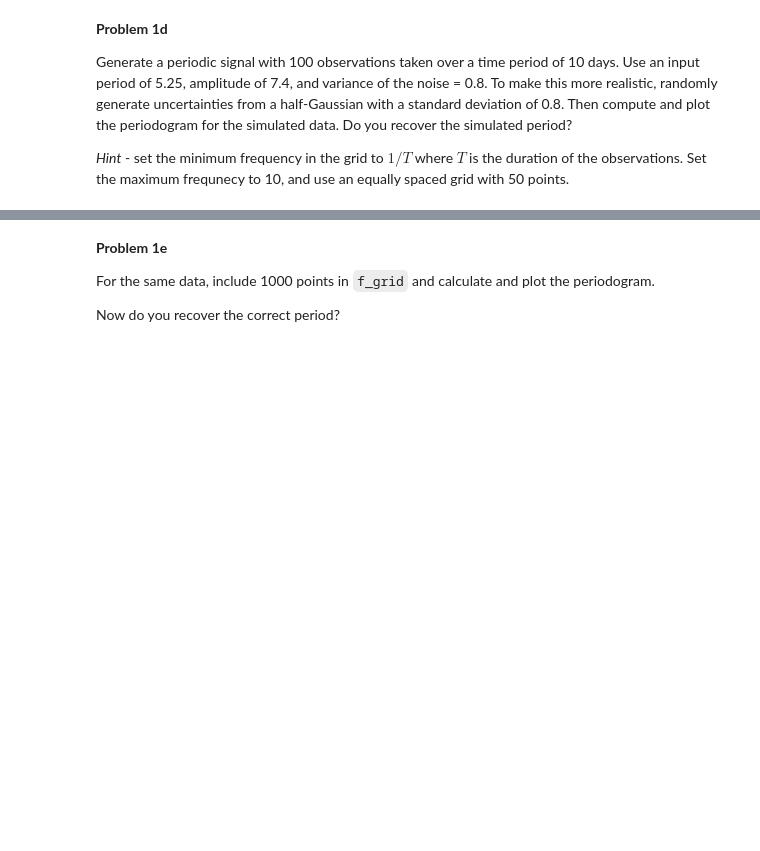
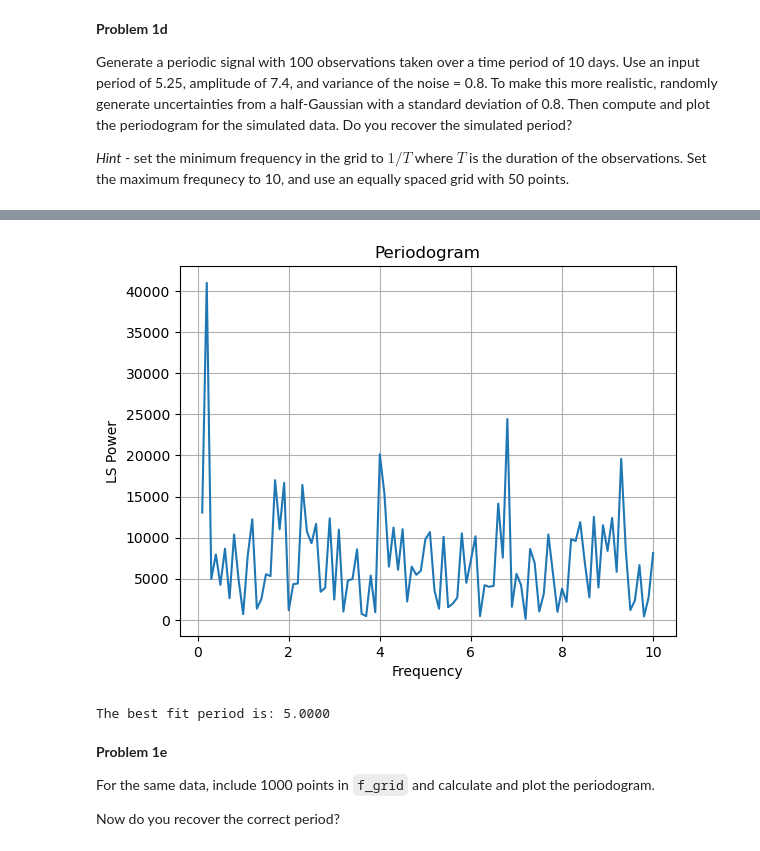
Before and after one commit to ASTR154/time-series, a Jupyter notebook: time-series.ipynb, the cells around one changed output, grey strips where cells are left out. Drawn from its saved outputs; the diff is of its cells as text; code cells hidden in the pictures; blank space fills up the shorter version.

```diff
--- a/time-series.ipynb
+++ b/time-series.ipynb
@@ -53,13 +50,24 @@ def min_chi2(  # complete
+# %%
+from scipy.optimize import minimize
+
+def min_chi2(f, t, y, sigma):
+    # Initial guess
+    theta0 = [1.0, 0.0]
+
+    result = minimize(chi2, theta0, args=(f, t, y, sigma))
+    return result.fun
 # %% [markdown]
 **Problem 1c**
 
 Write a function, `ls_periodogram`, to calculate the LS periodogram for observations $y$, $\sigma_y$, $t$ over a frequency grid `f_grid`.
 # %%
-def ls_periodogram(  # complete
-    psd =  # complete
-    chi2_0 =  # complete
+def ls_periodogram(t, y, sigma, f_grid):
+    psd = np.zeros_like(f_grid)
+    chi2_0 = np.sum((y / sigma) ** 2)
+
     for f_num, f in enumerate(f_grid):
-        psd[f_num] =  # complete
+        chi2_f = min_chi2(f, t, y, sigma)
+        psd[f_num] = 0.5 * (chi2_0 - chi2_f)
     return psd
 # %% [markdown]
 **Problem 1d**
@@ -76,16 +88,21 @@ plt.errorbar(  # complete
 # %%
 # calculate the periodogram
-f_min =   # complete
-f_grid =   # complete
-psd_ls =   # complete
+f_min =  1 / 10
+f_grid = np.linspace(f_min, 10, 100)
+psd_ls = ls_periodogram(x, y, y_unc, f_grid)
 
 # plot the periodogram
-# complete
-# complete
-# complete
-# complete
+plt.plot(f_grid, psd_ls)
+plt.xlabel("Frequency")
+plt.ylabel("LS Power")
+plt.title("Periodogram")
+plt.grid(True)
+plt.show()
 
 print("The best fit period is: {:.4f}".format(1. / f_grid[np.argmax(psd_ls)]))
+# %% [output]
+[figure, added]
+The best fit period is: 5.0000
 # %% [markdown]
 **Problem 1e**
 
```
Also changed, not shown: parts of 25 cells of this notebook.
